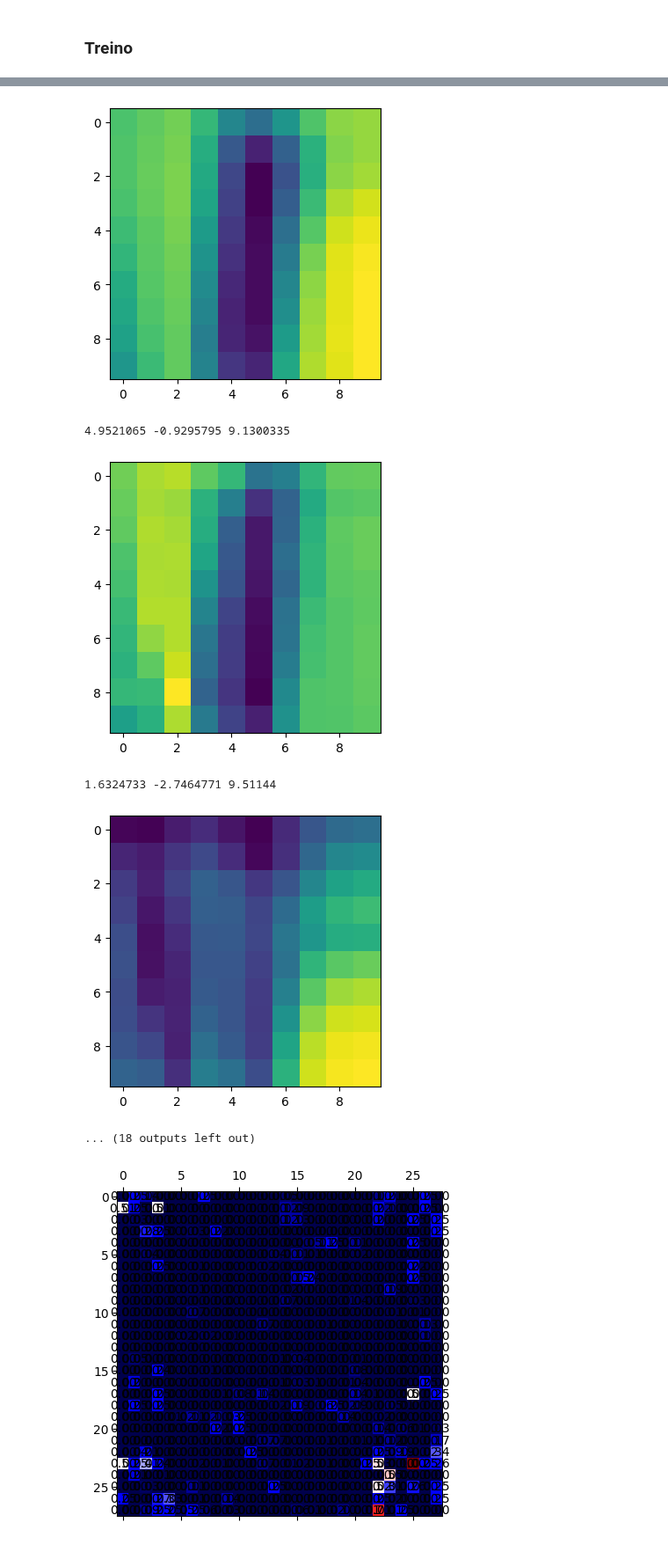
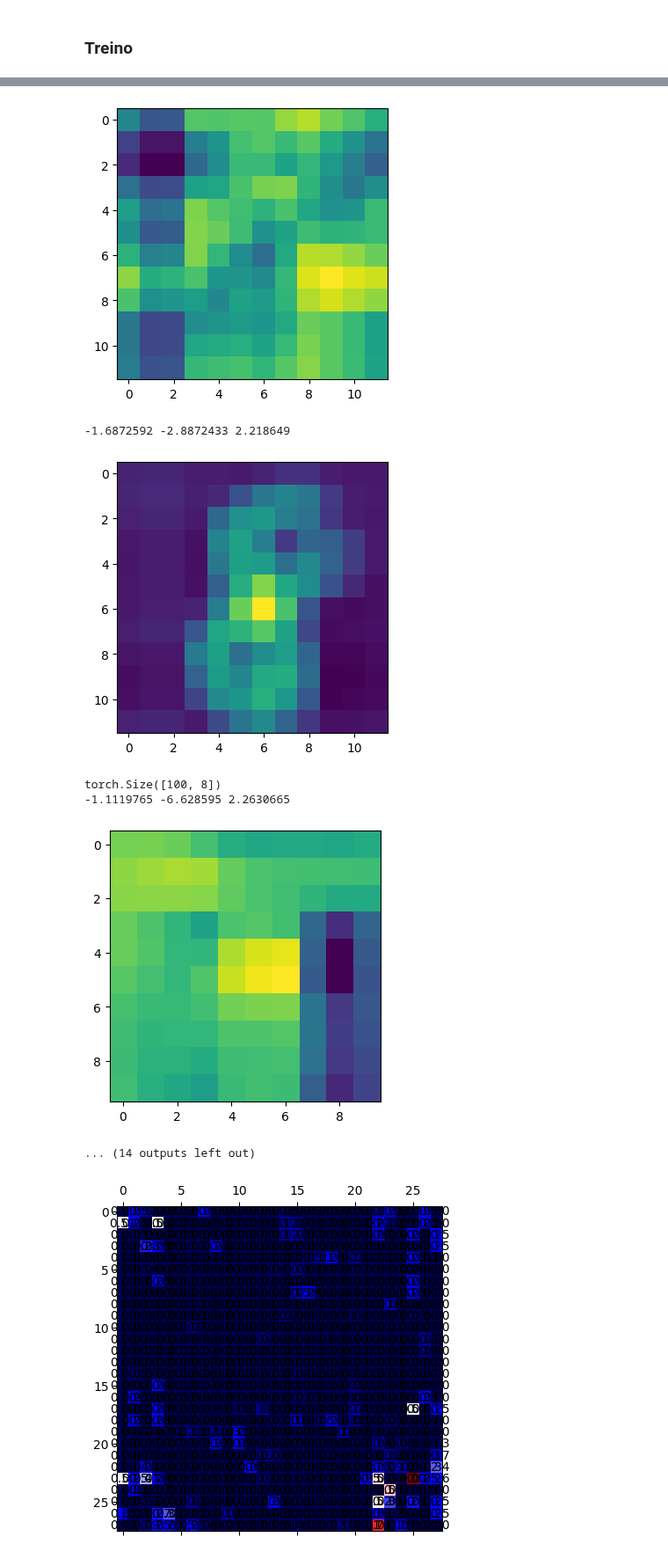
Before and after one commit to Ronnypetson/titanic, a Jupyter notebook: MNIST_Maromba.ipynb, the cells around one changed output, grey strips where cells are left out. Shown at 88% size. Drawn from its saved outputs; the diff is of its cells as text; code cells hidden in the pictures.

```diff
--- a/MNIST_Maromba.ipynb
+++ b/MNIST_Maromba.ipynb
@@ -242,8 +243,6 @@ def normalized(idxu):
   max_idxu = torch.max(idxu, dim=1)[0].unsqueeze(1)
   eps = 1e-6
   idxu = min_idxu + ((idxu - min_idxu) / (max_idxu - min_idxu + eps))
-  # if not torch.isfinite(idxu).all():
-  #   Pdb().set_trace()
   idxu = idxu / (idxu.norm(dim=-1).unsqueeze(-1) + eps)
   return idxu
 
@@ -286,7 +285,7 @@ def _sgbmd(u, v, idxu, idxv, sim=None, f=None, normalize=True) -> torch.Tensor:
   dot = (dot / (norm + eps)).reshape(m, n, d_val)
   return dot
 
-def _nsbmd(u, v, idxu, idxv, bias=0.9) -> torch.Tensor:
+def _nsbmd(u, v, idxu, idxv, bias=0.5) -> torch.Tensor:
   """
   "Non-linear Similarity Batch Maromba Dot"
   u: M x d_u x d_val
@@ -307,7 +306,8 @@ def _nsbmd(u, v, idxu, idxv, bias=0.9) -> torch.Tensor:
   # normalizer: M x N x 1
   idxuv = idxu.reshape(m * d_u, d_idx) @ idxv.reshape(n * d_v, d_idx).T
   idxuv = idxuv.reshape(m, d_u, n, d_v).permute(0, 1, 3, 2)
-  idxuv = nn.functional.relu(idxuv - bias) ###
+  # idxuv = nn.functional.elu(idxuv) ### - bias) ###
+  idxuv = idxuv ** 6.0
   normalizer = idxuv.reshape(m, d_u * d_v, n).sum(dim=1).reshape(m, n, 1)
   # uidxuv: (M x d_val x d_v x N) -> (N x d_v x d_val x M)
   uidxuv = (
@@ -936,13 +941,13 @@ num_classes = 10
 rows, cols = img_dim, img_dim
 hidden_dim = 1 * img_dim
 clf_dim = (1 + (num_classes - 1) // img_dim) * img_dim
-idx_dim = rows + cols + hidden_dim + clf_dim # 3
+idx_dim = 3 # rows + cols + hidden_dim + clf_dim # 3
 
-template_x_idx = _cat2d(rows, cols, d=idx_dim)
-# template_x_idx = cartesian_idx(rows, cols, d=idx_dim)
+# template_x_idx = _cat2d(rows, cols, d=idx_dim)
+template_x_idx = cartesian_idx(rows, cols, d=idx_dim)
 template_x_idx = template_x_idx.unsqueeze(0).float().to(device)
-template_y_idx = torch.eye(idx_dim)[-num_classes:]
-# template_y_idx = torch.eye(num_classes)[:, -idx_dim:]
+# template_y_idx = torch.eye(idx_dim)[-num_classes:]
+template_y_idx = torch.eye(num_classes)[:, -idx_dim:]
 template_y_idx = template_y_idx.float().unsqueeze(0).to(device)
 
 def prepare_input(x, y, device="cpu"):
@@ -958,8 +963,8 @@ def prepare_input(x, y, device="cpu"):
 # %% [markdown]
 ### Treino
 # %%
-hidden_dim = 100
-start_mode = True
+hidden_dim = 50
+start_mode = False
 valid_mode = False
 # TODO: Visualize conv layer output
 samples = [
@@ -1062,12 +1064,12 @@ imgs = [img.data.cpu().detach() for img in model.all_pools]
 # %%
 shapes = [
     (img_dim, img_dim, 1),
-    ((img_dim - 4) // 2, (img_dim - 4) // 2, 2),
-    ((img_dim - 4) // 2 - 2, (img_dim - 4) // 2 - 2, 4),
-    ((img_dim - 4) // 2 - 4, (img_dim - 4) // 2 - 4, 8),
+    ((img_dim - 4) // 2, (img_dim - 4) // 2, 4),
+    ((img_dim - 4) // 2 - 2, (img_dim - 4) // 2 - 2, 8),
+    # ((img_dim - 4) // 2 - 4, (img_dim - 4) // 2 - 4, 8),
 ]
 for idx, img in enumerate(imgs[:len(shapes)]):
-  img = img[2]
+  img = img[3]
   print(img.shape)
   img = img.reshape(*shapes[idx])
   # img = img.permute(0, 2, 1)
@@ -1093,9 +1094,10 @@ torch.Size([100, 4])
-[figure, old version]
+[figure, new version]
-4.9521065 -0.9295795 9.1300335
+-1.6872592 -2.8872433 2.218649
-[figure, old version]
+[figure, new version]
-1.6324733 -2.7464771 9.51144
+torch.Size([100, 8])
+-1.1119765 -6.628595 2.2630665
-[figure, old version]
+[figure, new version]
-... (18 outputs left out)
+... (14 outputs left out)
 # %%
 ### Ordenar pelo índice
 filters = model.W_idx[0, :25].reshape(1, 5, 5, idx_dim)
```
Also changed, not shown: parts of 5 cells of this notebook.
